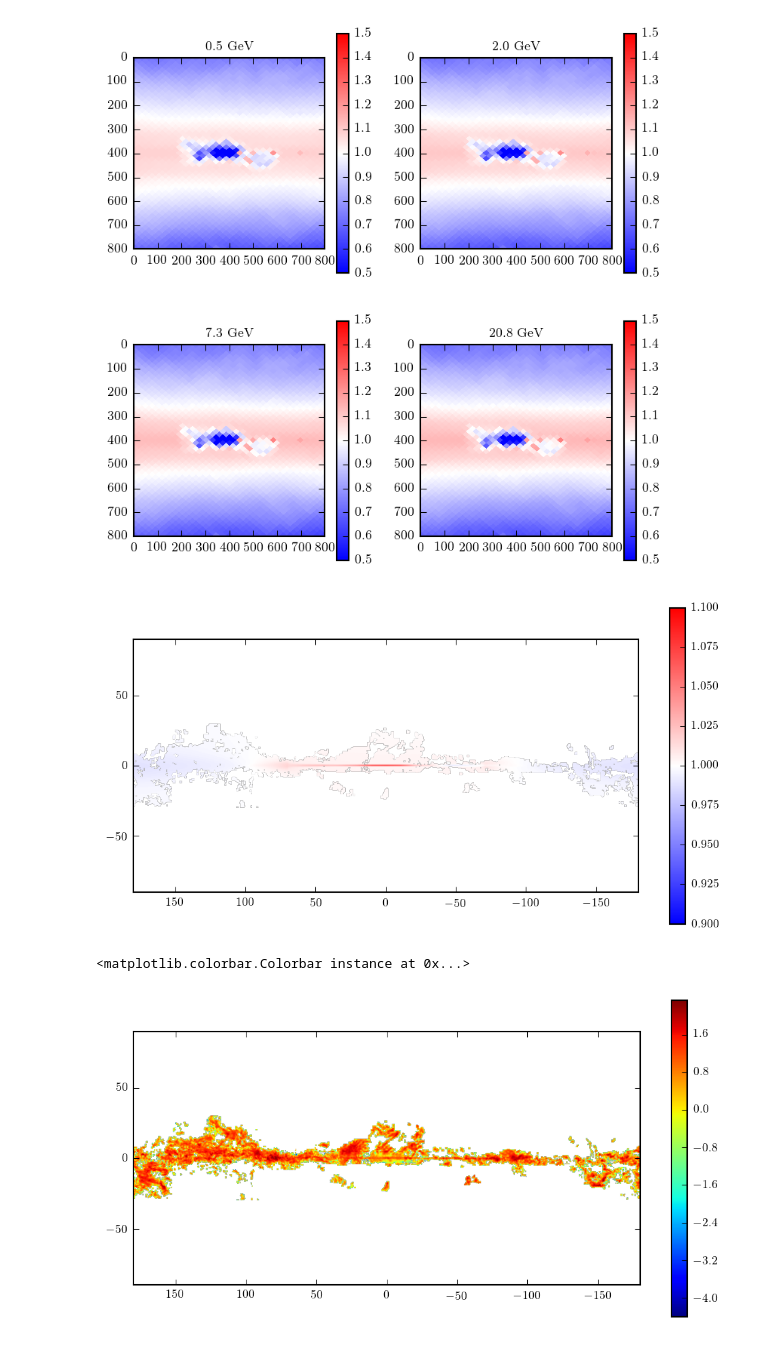
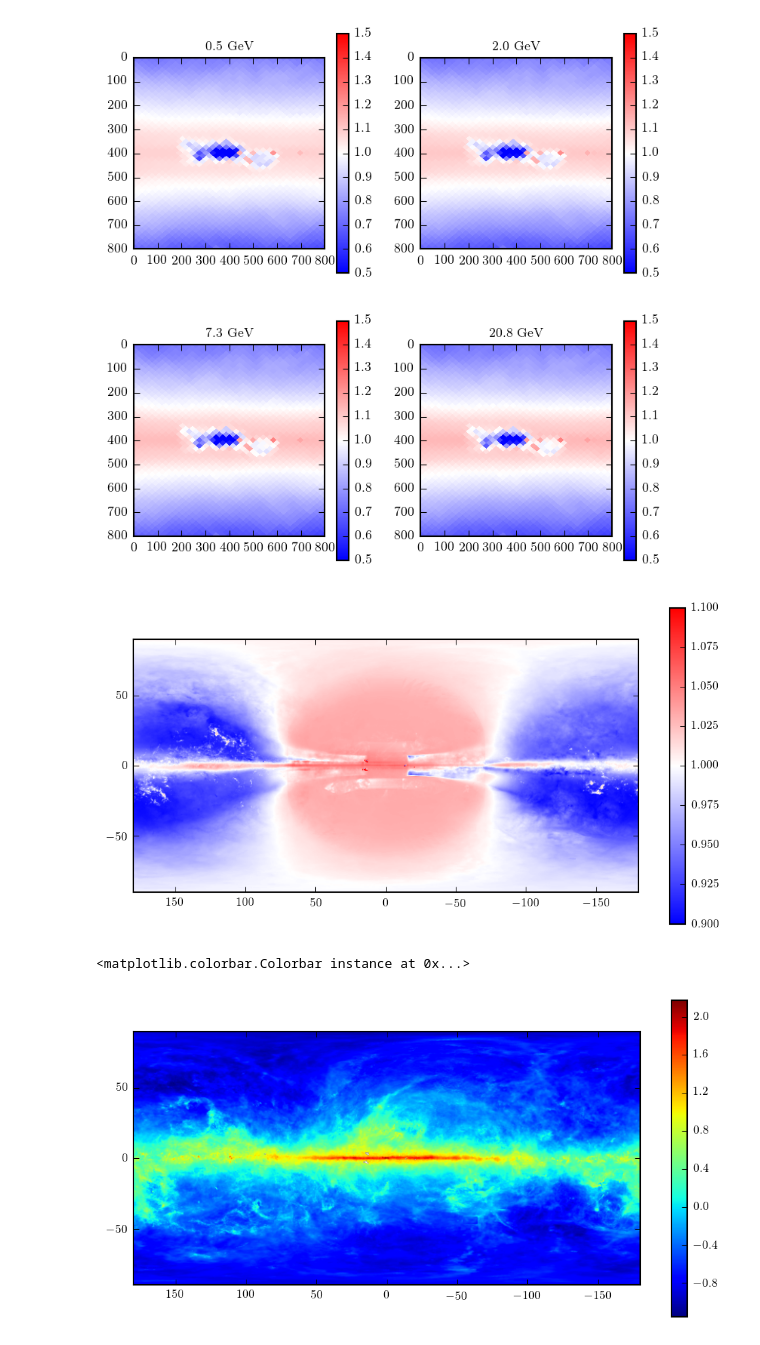
Before and after one commit to erccarls/GammaLike_dev, a Jupyter notebook: Healpix Compare .ipynb, the cells around one changed output. Drawn from its saved outputs; the diff is of its cells as text; code cells hidden in the pictures.

```diff
--- a/Healpix Compare .ipynb
+++ b/Healpix Compare .ipynb
@@ -60,32 +60,32 @@ plt.clf()
 <matplotlib.figure.Figure at 0x...>
 [figure]
 # %%
-#d1 = np.roll(pyfits.open('/data/galprop2/output/pion_decay_mapcube_54_base_no_secondary.gz')[0].data, 360, axis=2)[10]
-#d2 = np.roll(pyfits.open('/data/galprop2/output/pion_decay_mapcube_54_NSPEB_no_secondary.gz')[0].data, 360, axis=2)[10]
+d1 = np.roll(pyfits.open('/data/galprop2/output/pion_decay_mapcube_54_base_no_secondary.gz')[0].data, 360, axis=2)[10]
+d2 = np.roll(pyfits.open('/data/galprop2/output/pion_decay_mapcube_54_NSPEB_no_secondary.gz')[0].data, 360, axis=2)[10]
 
-d1 = np.roll(pyfits.open('/data/galprop2/output/pion_decay_H2R_mapcube_comp_12_54_base_no_secondary.gz')[0].data, 360, axis=2)[10]
-d2 = np.roll(pyfits.open('/data/galprop2/output/pion_decay_H2R_mapcube_comp_12_54_NSPEB_no_secondary.gz')[0].data, 360, axis=2)[10]
+#d1 = np.roll(pyfits.open('/data/galprop2/output/pion_decay_HIR_mapcube_comp_10_54_base_no_secondary.gz')[0].data, 360, axis=2)[10]
+#d2 = np.roll(pyfits.open('/data/galprop2/output/pion_decay_HIR_mapcube_comp_10_54_NSPEB_no_secondary.gz')[0].data, 360, axis=2)[10]
 
 d1 /= np.mean(d1)
 d2 /= np.mean(d2)
 #plt.imshow(np.log(d1))
 #plt.show()
 #plt.imshow(np.log(d2))
 #plt.show()
 plt.figure(figsize=(8,4))
 plt.imshow(d2/d1, cmap='bwr', vmin=0.90, vmax=1.1, extent=[-180,180,-90,90], origin='lower')
 #plt.imshow(np.log10(d1), cmap='jet', extent=[-180,180,-90,90], origin='lower')
 plt.xlim(180,-180)
 plt.ylim(-90,90)
 plt.colorbar()
 
 plt.show()
 plt.figure(figsize=(8,4))
 plt.imshow(np.log10(d2), cmap='jet', extent=[-180,180,-90,90], origin='lower')
 plt.xlim(180,-180)
 plt.ylim(-90,90)
 plt.colorbar()
 # %% [output]
-[figure, old version]
+[figure, new version]
 <matplotlib.colorbar.Colorbar instance at 0x...>
-[figure, old version]
+[figure, new version]
```
Also changed, not shown: parts of 5 cells of this notebook, 22 other files.
